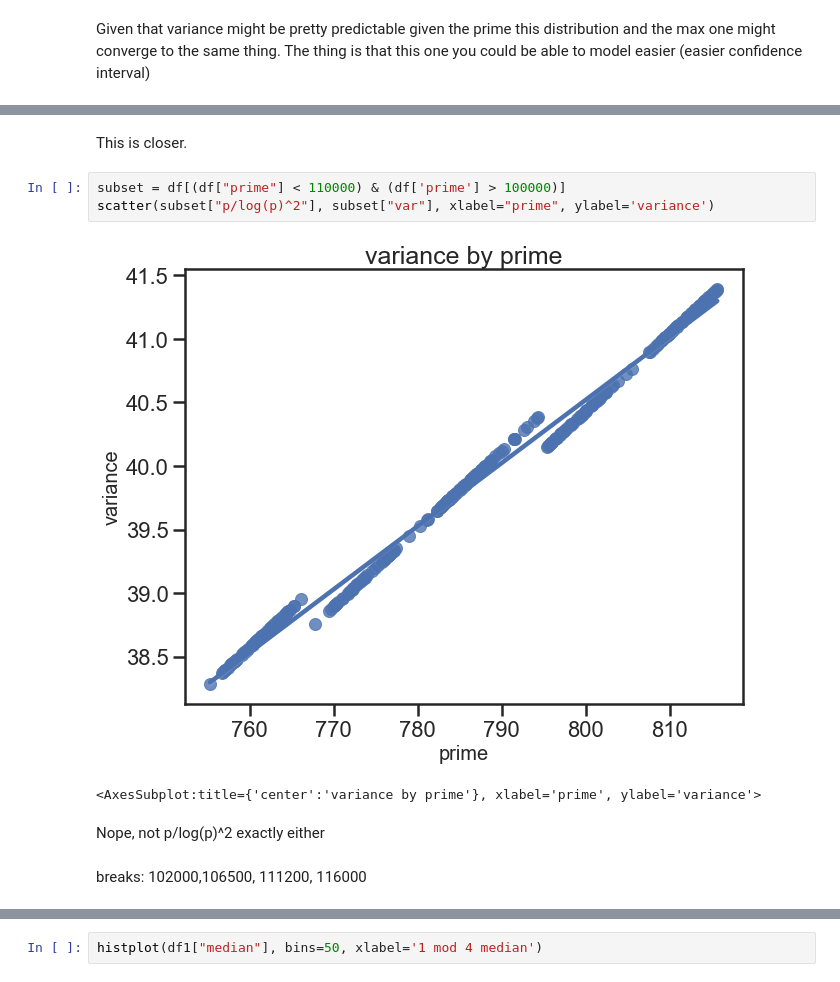
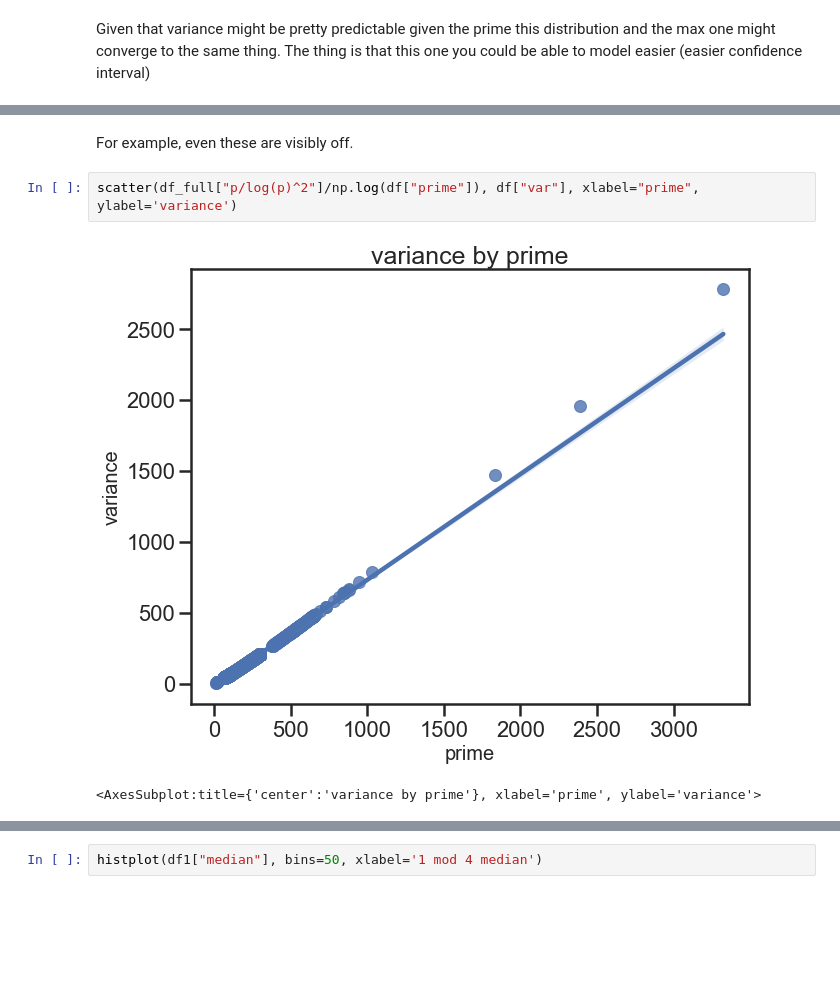
Before and after one commit to jcheigh/Thesis, a Jupyter notebook: src/analysis/data_analysis/error_stats_analysis.ipynb, the cells around one changed output, grey strips where cells are left out. Cells and saved outputs as stored; diff of their text form; blank space fills up the shorter version.

```diff
--- a/src/analysis/data_analysis/error_stats_analysis.ipynb
+++ b/src/analysis/data_analysis/error_stats_analysis.ipynb
@@ -495,13 +507,8 @@ scatter(df_full["p/log(p)^2"], df["var"], xlabel="prime", ylabel='variance')
 <AxesSubplot:title={'center':'variance by prime'}, xlabel='prime', ylabel='variance'>
-# %% [markdown]
-This is closer.
+# %% [markdown]
+For example, even these are visibly off.
 # %%
-subset = df[(df["prime"] < 110000) & (df['prime'] > 100000)]
-scatter(subset["p/log(p)^2"], subset["var"], xlabel="prime", ylabel='variance')
+scatter(df_full["p/log(p)^2"]/np.log(df["prime"]), df["var"], xlabel="prime", ylabel='variance')
 # %% [output]
-[figure, old version]
+[figure, new version]
 <AxesSubplot:title={'center':'variance by prime'}, xlabel='prime', ylabel='variance'>
-# %% [markdown]
-Nope, not p/log(p)^2 exactly either
-# %% [markdown]
-breaks: 102000,106500, 111200, 116000
```
Also changed, not shown: parts of 49 cells of this notebook, 9 other files.
